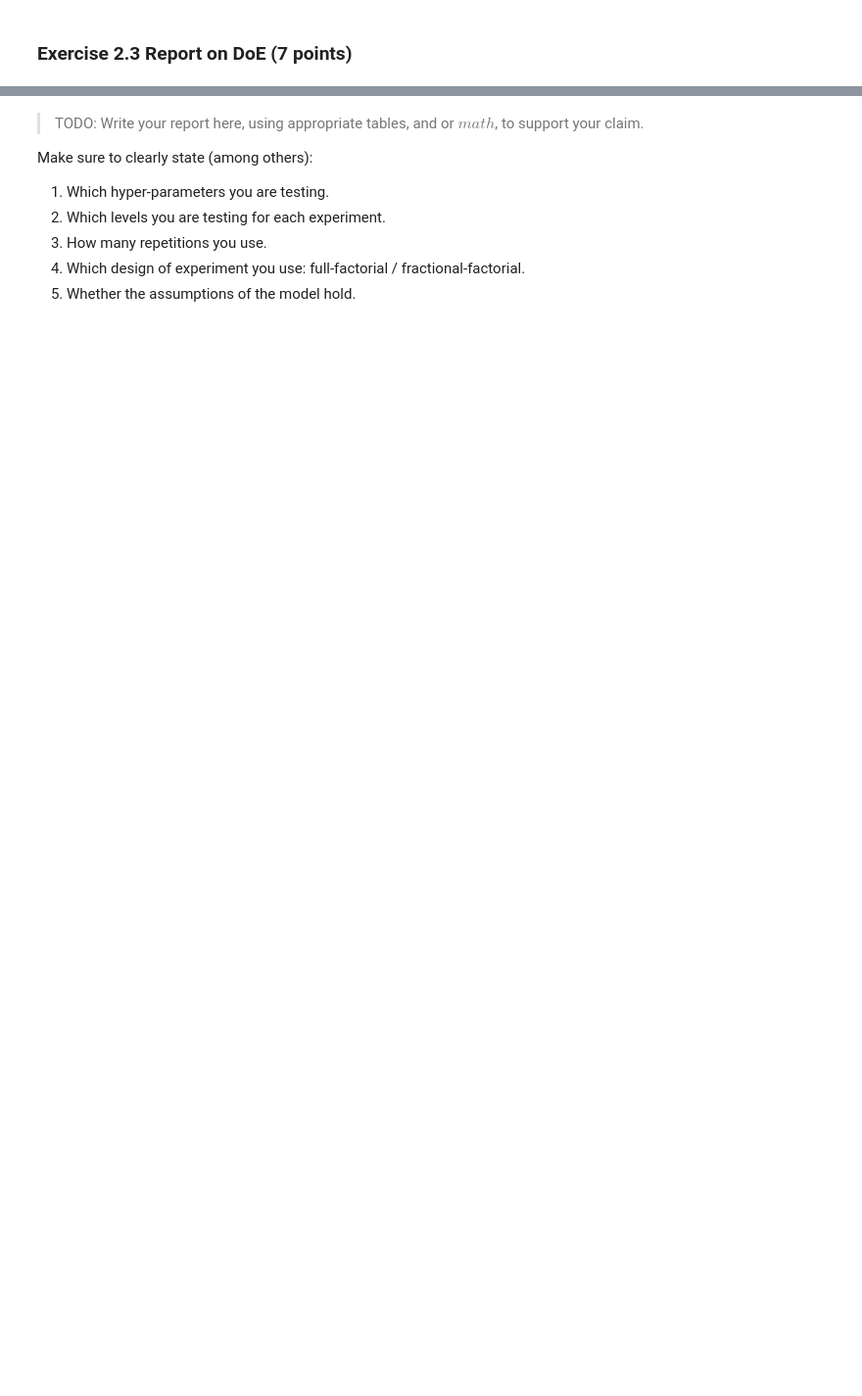
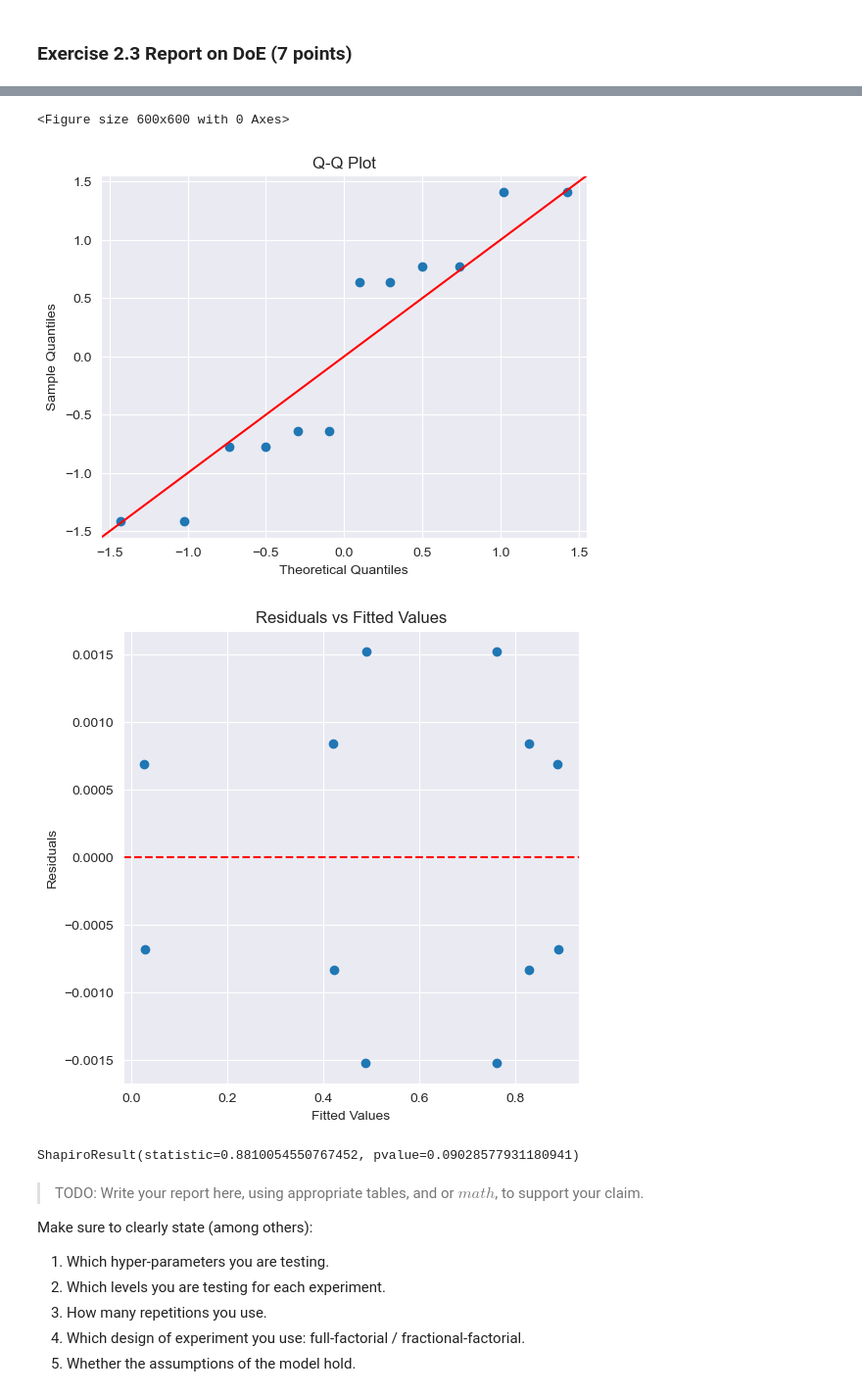
Before and after one commit to byBastien/MSGAI24, a Jupyter notebook: Lab/homework_llm.ipynb, the cells around one changed output, grey strips where cells are left out. Shown at 98% size. Saved outputs shown, nothing was run; the diff lists cells and outputs as text; code cells hidden in the pictures; blank space fills up the shorter version.

```diff
--- a/Lab/homework_llm.ipynb
+++ b/Lab/homework_llm.ipynb
@@ -1995,12 +1801,12 @@ def run_q2_evaluation(
         # TODO: You might need to implement something for your experiment here!
 
         # YOUR CODE GOES HERE
-        ...
+        gen_con = GenerationConfig(**generation_config)
         # END OF YOUR CODE
         outputs = model.generate(
             input_ids=input_ids,
             attention_mask=attention_mask,
-            generation_config=generation_config,
+            generation_config=gen_con,
         )
         prediction = tokenizer.batch_decode(outputs, skip_special_tokens=True)
         prediction_list.append(prediction)
@@ -2016,9 +1822,9 @@ import itertools
 
 EXPERIMENT_CONFIGURATIONS: List[Dict[Any, Any]] = []
 # YOUR CODE GOES HERE
-shots_levels = [2, 4, 6]
+shots_levels = [2, 6]
 # sides = ['left']
-sizes = ['small','base']
+sizes = ['small','base','large']
 torch_dtypes = [torch.float16,torch.float32] #torch.bfloat16, torch.float16
 
 for shot, torch_dtype, size in itertools.product(shots_levels, torch_dtypes, sizes):
@@ -2152,0 +2024,11 @@ ValueError: Columns ['labels', 'input_ids', 'attention_mask'] not in the dataset
+# %%
+import statsmodels.api as sm
+from statsmodels.formula.api import ols
+
+# Define the model with accuracy as the dependent variable and other factors as independent variables
+model = ols('accuracy ~ C(size) + C(shot) + C(torch_dtype) + C(size):C(shot) + C(size):C(torch_dtype) + C(shot):C(torch_dtype)', data=df_ordered).fit()
+
+# Perform ANOVA to see the effect of each factor
+anova_table = sm.stats.anova_lm(model, typ=2)
+print("ANOVA Table:")
+anova_table
@@ -2153,3 +2045,34 @@ ValueError: Columns ['labels', 'input_ids', 'attention_mask'] not in the dataset
+# %%
+import matplotlib.pyplot as plt
+import scipy.stats as stats
+import statsmodels.api as sm
+
+# Extract residuals from the model
+residuals = model.resid
+
+# Q-Q plot for normality
+plt.figure(figsize=(6, 6))
+sm.qqplot(residuals, line='45', fit=True)
+plt.title('Q-Q Plot')
+plt.show()
+
+# Residuals plot for homoscedasticity
+plt.figure(figsize=(6, 6))
+plt.scatter(model.fittedvalues, residuals)
+plt.axhline(0, linestyle='--', color='red')
+plt.title('Residuals vs Fitted Values')
+plt.xlabel('Fitted Values')
+plt.ylabel('Residuals')
+plt.show()
+
+# Shapiro-Wilk test for normality
+shapiro_test = stats.shapiro(residuals)
+shapiro_test
+# %% [output]
+<Figure size 600x600 with 0 Axes>
+[figure, added]
+[figure, added]
+ShapiroResult(statistic=0.8810054550767452, pvalue=0.09028577931180941)
 # %% [markdown]
 
 > TODO: Write your report here, using appropriate tables, and or $math$, to support your claim.
```
Also changed, not shown: parts of 26 cells of this notebook.
